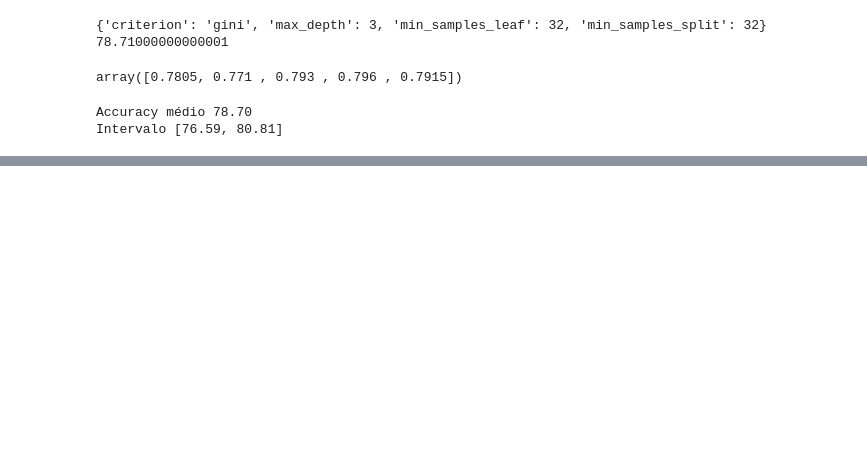
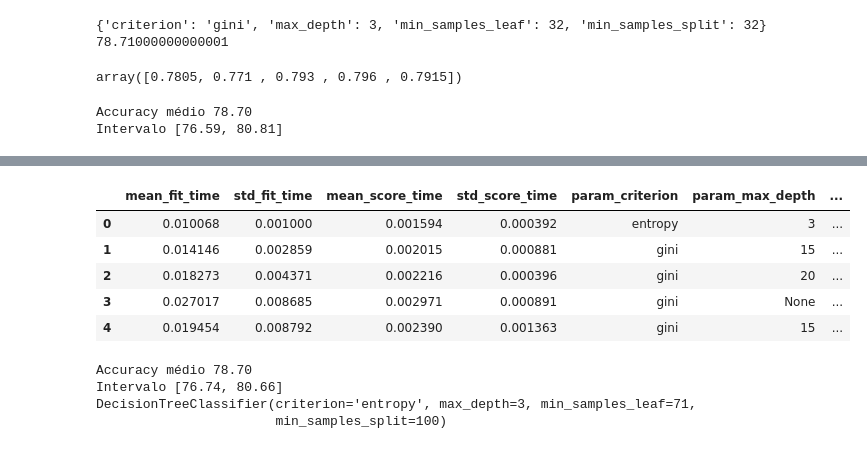
Before and after one commit to menendesbruno/ml_alura_1, a Jupyter notebook: introducao-a-otimizacao-de-machine-learning-atraves-de-hiper-parametros-aula0/Introdução_a_Machine_Learning_Otimização.ipynb, the cells around one changed output, grey strips where cells are left out. Drawn from its saved outputs; the diff is of its cells as text; code cells hidden in the pictures; blank space fills up the shorter version.

```diff
--- a/introducao-a-otimizacao-de-machine-learning-atraves-de-hiper-parametros-aula0/Introdução_a_Machine_Learning_Otimização.ipynb
+++ b/introducao-a-otimizacao-de-machine-learning-atraves-de-hiper-parametros-aula0/Introdução_a_Machine_Learning_Otimização.ipynb
@@ -507,0 +606,32 @@ graph
+# %%
+espaco_de_parametros = {
+    'max_depth': [3, 5, 10, 15, 20, 30, None],
+    'min_samples_split': randint(32, 128),
+    'min_samples_leaf': randint(32, 128),
+    'criterion': ['gini', 'entropy']
+}
+busca = RandomizedSearchCV(DecisionTreeClassifier(),
+                           espaco_de_parametros,
+                           cv = KFold(n_splits=5, shuffle=True),
+                           random_state = SEED, n_iter=64)
+
+busca.fit(x_azar, y_azar)
+resultados = pd.DataFrame(busca.cv_results_)
+resultados.head()
+# %% [output]
+|  | mean_fit_time | std_fit_time | mean_score_time | std_score_time | param_criterion | param_max_depth | ... |
+| 0 | 0.010068 | 0.001000 | 0.001594 | 0.000392 | entropy | 3 | ... |
+| 1 | 0.014146 | 0.002859 | 0.002015 | 0.000881 | gini | 15 | ... |
+| 2 | 0.018273 | 0.004371 | 0.002216 | 0.000396 | gini | 20 | ... |
+| 3 | 0.027017 | 0.008685 | 0.002971 | 0.000891 | gini | None | ... |
+| 4 | 0.019454 | 0.008792 | 0.002390 | 0.001363 | gini | 15 | ... |
+# %%
+score = cross_val_score(busca, x_azar, y_azar, cv = KFold(n_splits=5, shuffle=True),
+               groups=dados.modelo)
+imprime_score(score)
+print(busca.best_estimator_)
+# %% [output]
+Accuracy médio 78.70
+Intervalo [76.74, 80.66]
+DecisionTreeClassifier(criterion='entropy', max_depth=3, min_samples_leaf=71,
+                       min_samples_split=100)
```
Also changed, not shown: parts of 30 cells of this notebook.
